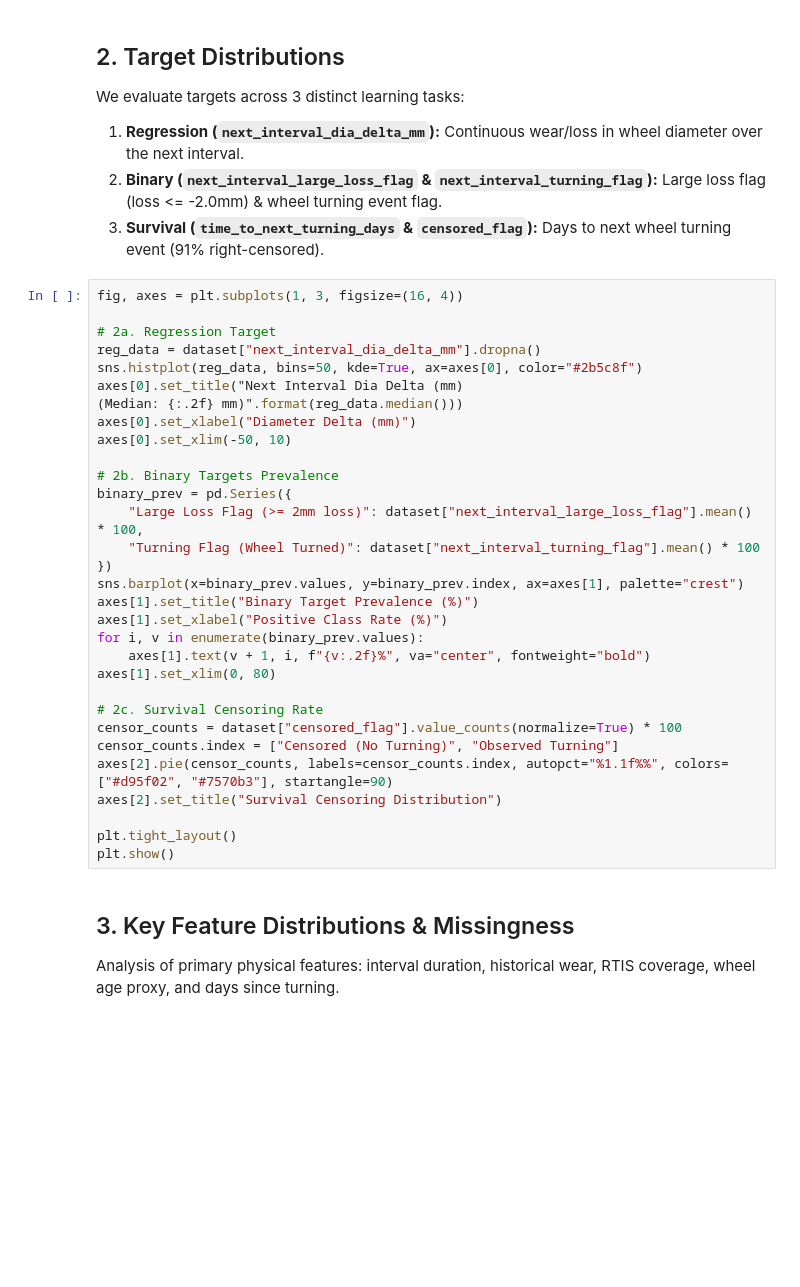
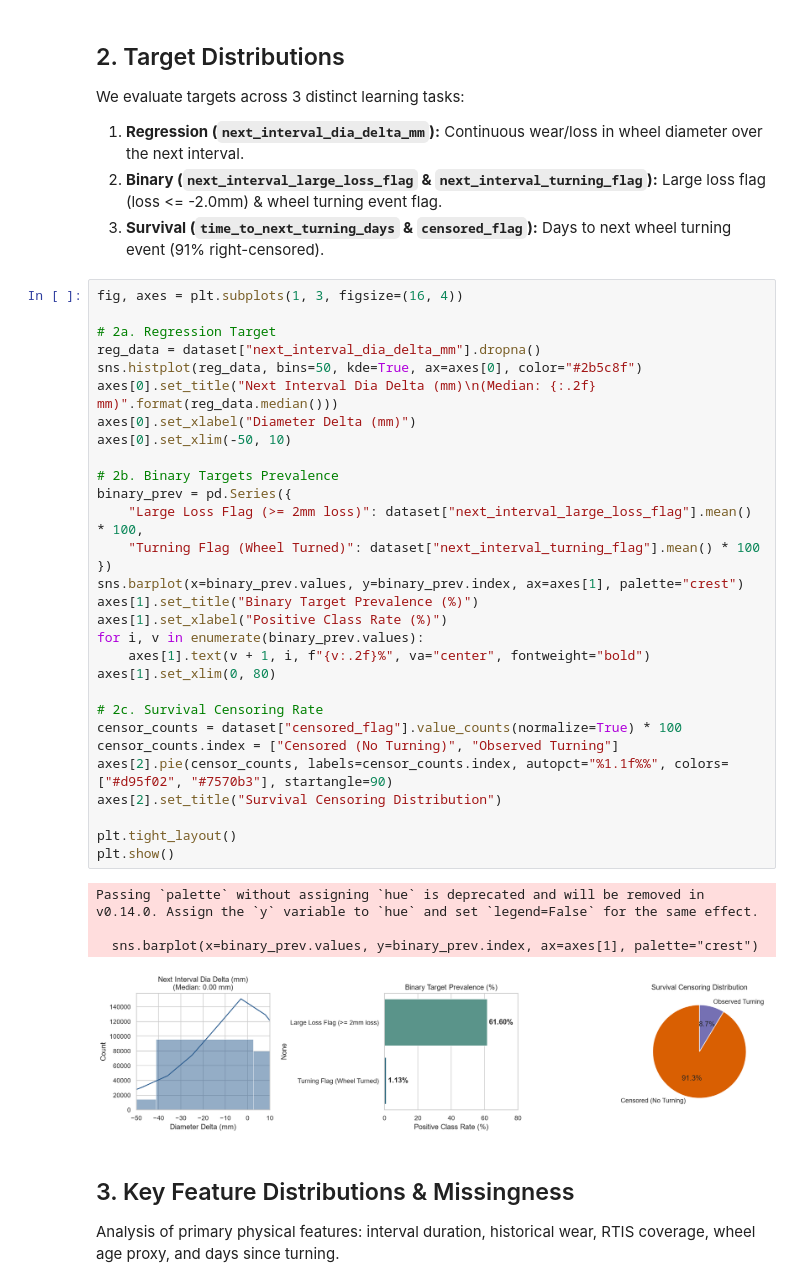
Before and after one commit to Ayush-mishra-0-0/wheel-cris, a Jupyter notebook: notebooks/model_dataset_eda_v1.ipynb, the cells around one changed output. Drawn from its saved outputs; the diff is of its cells as text; blank space fills up the shorter version.

```diff
--- a/notebooks/model_dataset_eda_v1.ipynb
+++ b/notebooks/model_dataset_eda_v1.ipynb
@@ -58,34 +66,38 @@ We evaluate targets across 3 distinct learning tasks:
 # %%
 fig, axes = plt.subplots(1, 3, figsize=(16, 4))
 
 # 2a. Regression Target
 reg_data = dataset["next_interval_dia_delta_mm"].dropna()
 sns.histplot(reg_data, bins=50, kde=True, ax=axes[0], color="#2b5c8f")
-axes[0].set_title("Next Interval Dia Delta (mm)
-(Median: {:.2f} mm)".format(reg_data.median()))
+axes[0].set_title("Next Interval Dia Delta (mm)\n(Median: {:.2f} mm)".format(reg_data.median()))
 axes[0].set_xlabel("Diameter Delta (mm)")
 axes[0].set_xlim(-50, 10)
 
 # 2b. Binary Targets Prevalence
 binary_prev = pd.Series({
     "Large Loss Flag (>= 2mm loss)": dataset["next_interval_large_loss_flag"].mean() * 100,
     "Turning Flag (Wheel Turned)": dataset["next_interval_turning_flag"].mean() * 100
 })
 sns.barplot(x=binary_prev.values, y=binary_prev.index, ax=axes[1], palette="crest")
 axes[1].set_title("Binary Target Prevalence (%)")
 axes[1].set_xlabel("Positive Class Rate (%)")
 for i, v in enumerate(binary_prev.values):
     axes[1].text(v + 1, i, f"{v:.2f}%", va="center", fontweight="bold")
 axes[1].set_xlim(0, 80)
 
 # 2c. Survival Censoring Rate
 censor_counts = dataset["censored_flag"].value_counts(normalize=True) * 100
 censor_counts.index = ["Censored (No Turning)", "Observed Turning"]
 axes[2].pie(censor_counts, labels=censor_counts.index, autopct="%1.1f%%", colors=["#d95f02", "#7570b3"], startangle=90)
 axes[2].set_title("Survival Censoring Distribution")
 
 plt.tight_layout()
 plt.show()
+# %% [output]
+Passing `palette` without assigning `hue` is deprecated and will be removed in v0.14.0. Assign the `y` variable to `hue` and set `legend=False` for the same effect.
+
+  sns.barplot(x=binary_prev.values, y=binary_prev.index, ax=axes[1], palette="crest")
+[figure, added]
 # %% [markdown]
 ## 3. Key Feature Distributions & Missingness
 Analysis of primary physical features: interval duration, historical wear, RTIS coverage, wheel age proxy, and days since turning.
```
Also changed, not shown: parts of 8 cells of this notebook, 1 other file.
